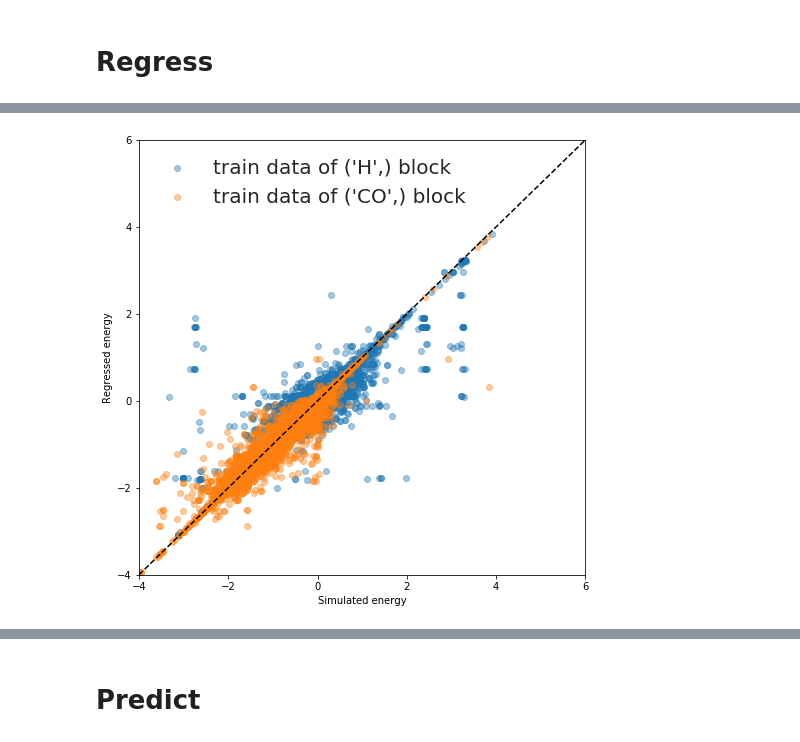
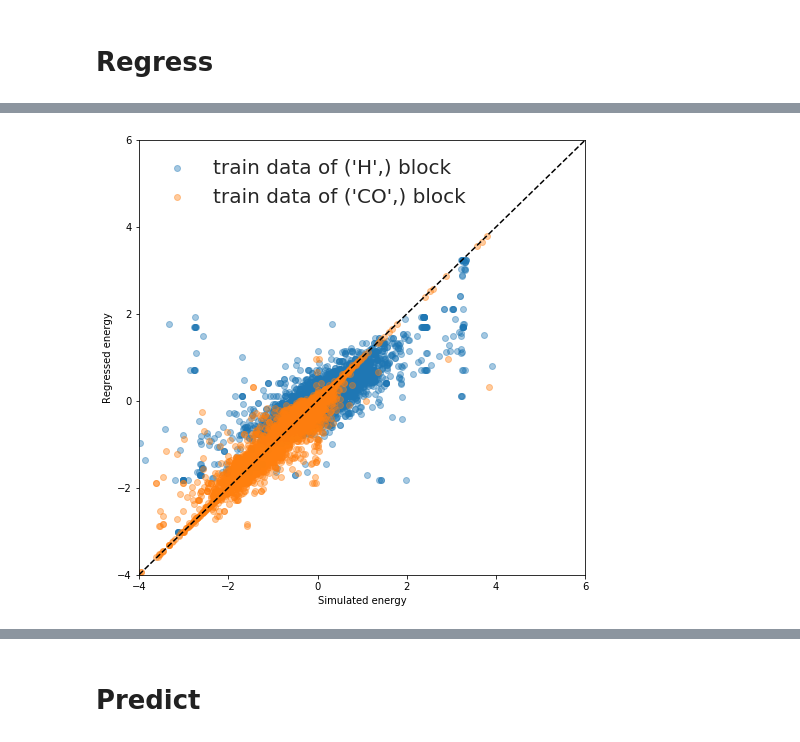
Before and after one commit to ulissigroup/GASpy_regressions, a Jupyter notebook: notebooks/modeling.ipynb, the cells around one changed output, grey strips where cells are left out. Cells and saved outputs as stored; diff of their text form; code cells hidden in the pictures.

Commit message:
Update notebook from new plotting changes

```diff
--- a/notebooks/modeling.ipynb
+++ b/notebooks/modeling.ipynb
@@ -79,7 +79,7 @@ RMSE values:
 # %%
-x, y, text = H.parity_plot(plotter='matplotlib', split=True, figsize=(8, 8), alpha=0.4)
+x, y, text = H.parity_plot(plotter='matplotlib', figsize=(8, 8), alpha=0.4)
 # %% [output]
-[figure, old version]
+[figure, new version]
 # %%
 H.residual_plot(xlim=[-0.5, 0.5], xticks=[-0.5, 0, 0.5])
 # %% [output]
```
Also changed, not shown: parts of 5 cells of this notebook.
